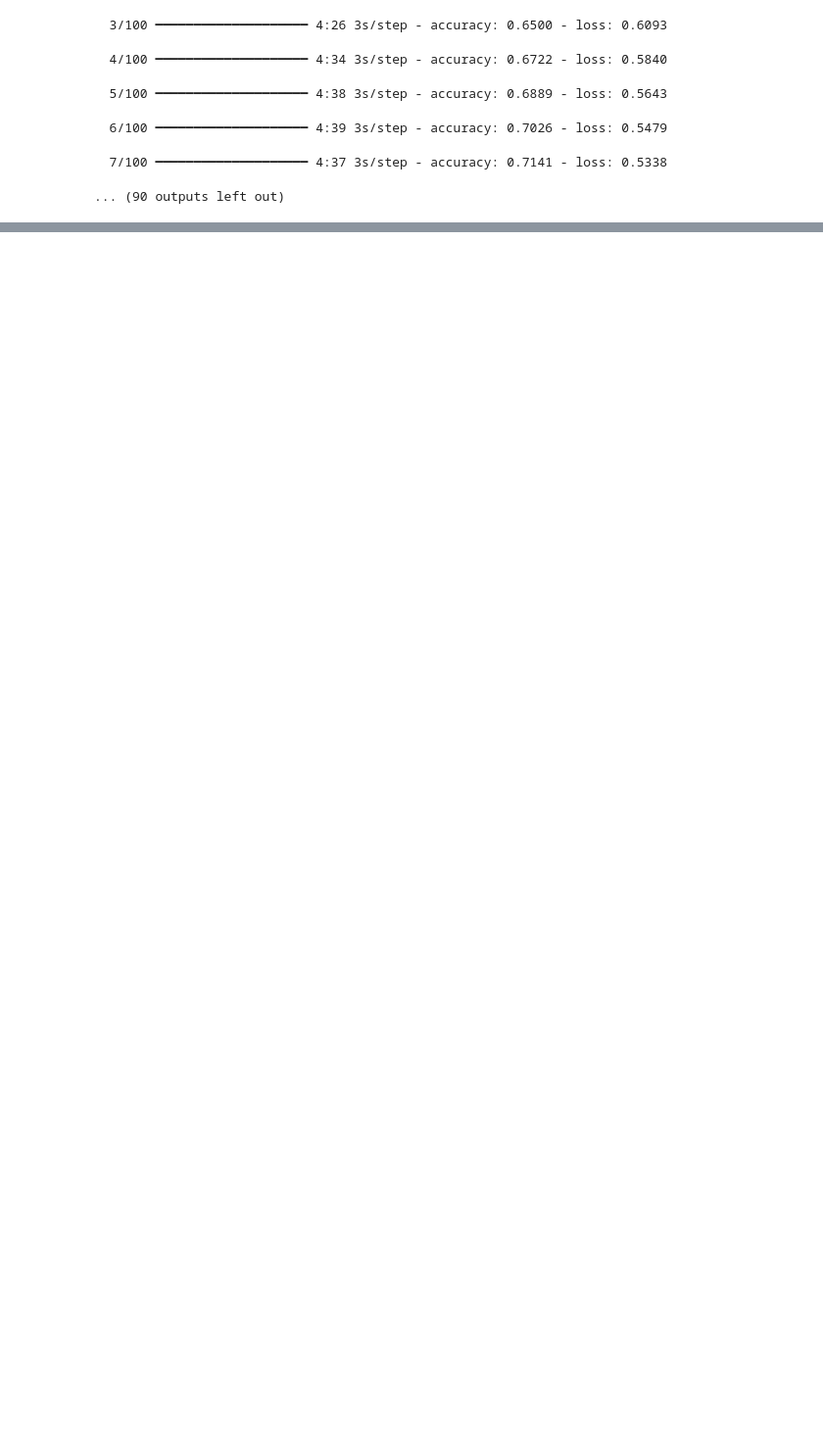
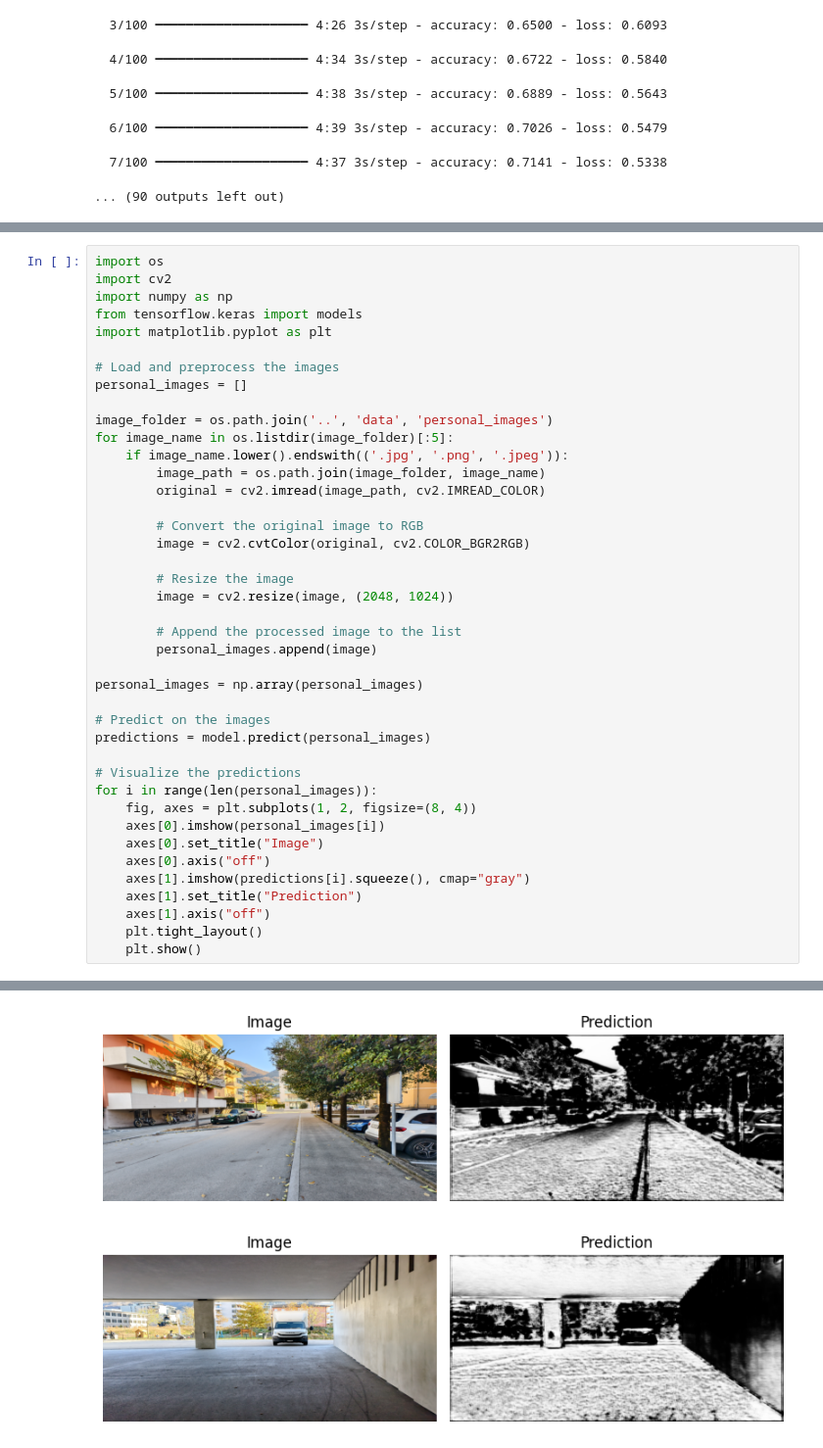
Before and after one commit to tommasosommaruga/CV_project, a Jupyter notebook: unet_classifier/unet_trial.ipynb, the cells around one changed output, grey strips where cells are left out. Shown at 98% size. Drawn from its saved outputs; the diff is of its cells as text; blank space fills up the shorter version.

```diff
--- a/unet_classifier/unet_trial.ipynb
+++ b/unet_classifier/unet_trial.ipynb
@@ -160,0 +276,42 @@ Epoch 1/10
+# %%
+import os
+import cv2
+import numpy as np
+from tensorflow.keras import models
+import matplotlib.pyplot as plt
+
+# Load and preprocess the images
+personal_images = []
+
+image_folder = os.path.join('..', 'data', 'personal_images')
+for image_name in os.listdir(image_folder)[:5]:
+    if image_name.lower().endswith(('.jpg', '.png', '.jpeg')):
+        image_path = os.path.join(image_folder, image_name)
+        original = cv2.imread(image_path, cv2.IMREAD_COLOR)
+
+        # Convert the original image to RGB
+        image = cv2.cvtColor(original, cv2.COLOR_BGR2RGB)
+
+        # Resize the image
+        image = cv2.resize(image, (2048, 1024))
+
+        # Append the processed image to the list
+        personal_images.append(image)
+
+personal_images = np.array(personal_images)
+
+# Predict on the images
+predictions = model.predict(personal_images)
+
+# Visualize the predictions
+for i in range(len(personal_images)):
+    fig, axes = plt.subplots(1, 2, figsize=(8, 4))
+    axes[0].imshow(personal_images[i])
+    axes[0].set_title("Image")
+    axes[0].axis("off")
+    axes[1].imshow(predictions[i].squeeze(), cmap="gray")
+    axes[1].set_title("Prediction")
+    axes[1].axis("off")
+    plt.tight_layout()
+    plt.show()
+# %% [output]
@@ -160,0 +319,2 @@ Epoch 1/10
+[figure, added]
+[figure, added]
```
Also changed, not shown: parts of 5 cells of this notebook, 1 other file.
